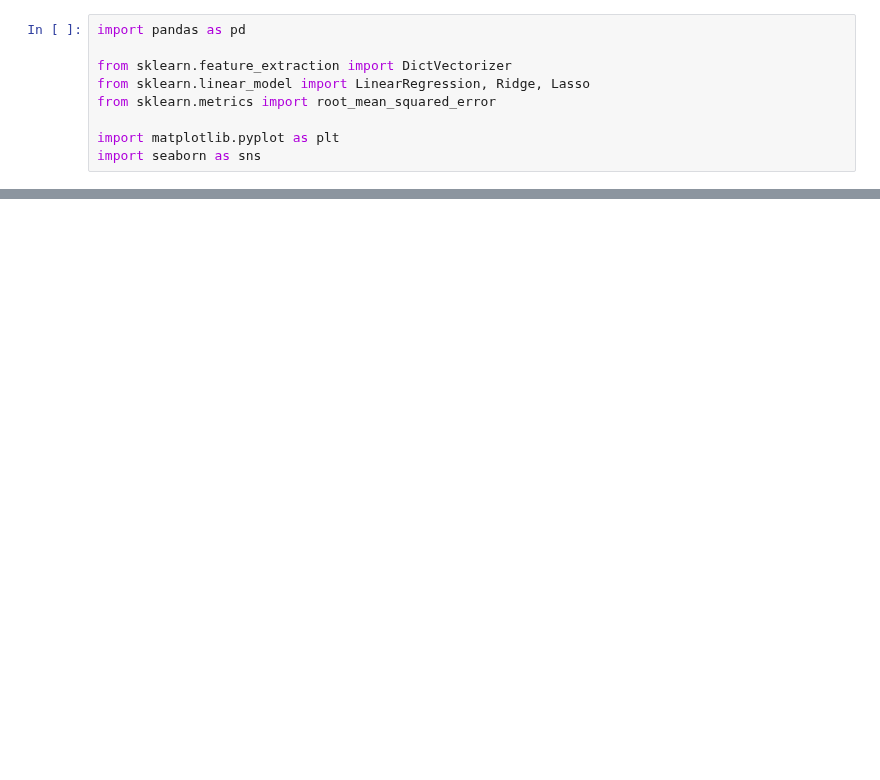
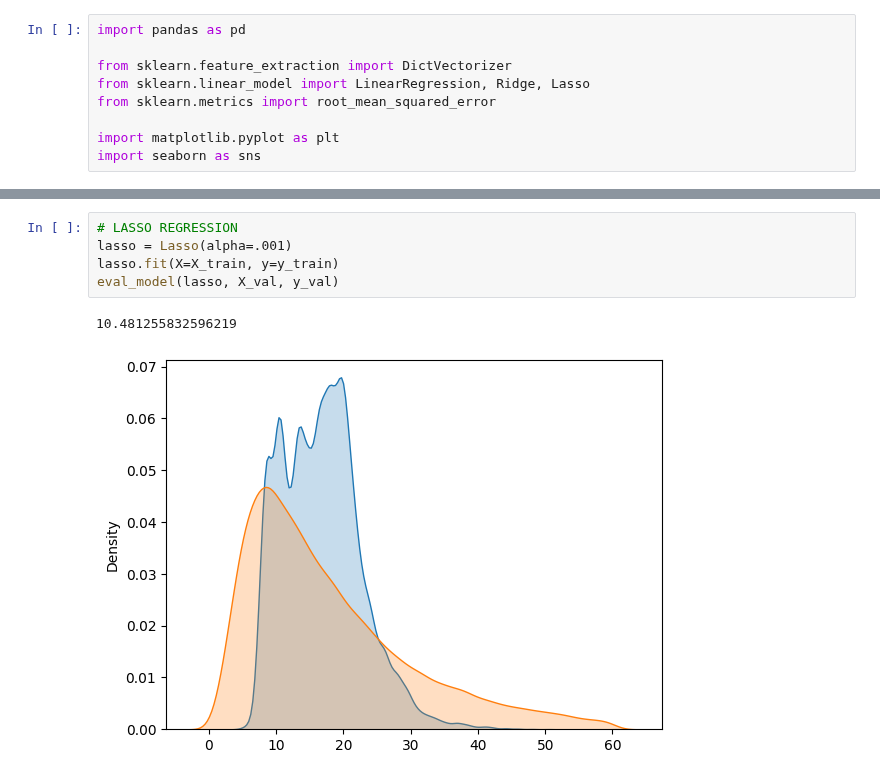
Before and after one commit to armand-winant/mlops-zoomcamp, a Jupyter notebook: introduction/duration-prediction.ipynb, the cells around one changed output, grey strips where cells are left out. Drawn from its saved outputs; the diff is of its cells as text; blank space fills up the shorter version.

```diff
--- a/introduction/duration-prediction.ipynb
+++ b/introduction/duration-prediction.ipynb
@@ -107,0 +86,8 @@ plt.plot()
+# %%
+# LASSO REGRESSION
+lasso = Lasso(alpha=.001)
+lasso.fit(X=X_train, y=y_train)
+eval_model(lasso, X_val, y_val)
+# %% [output]
+10.481255832596219
+[figure, added]
```
Also changed, not shown: parts of 14 cells of this notebook.
